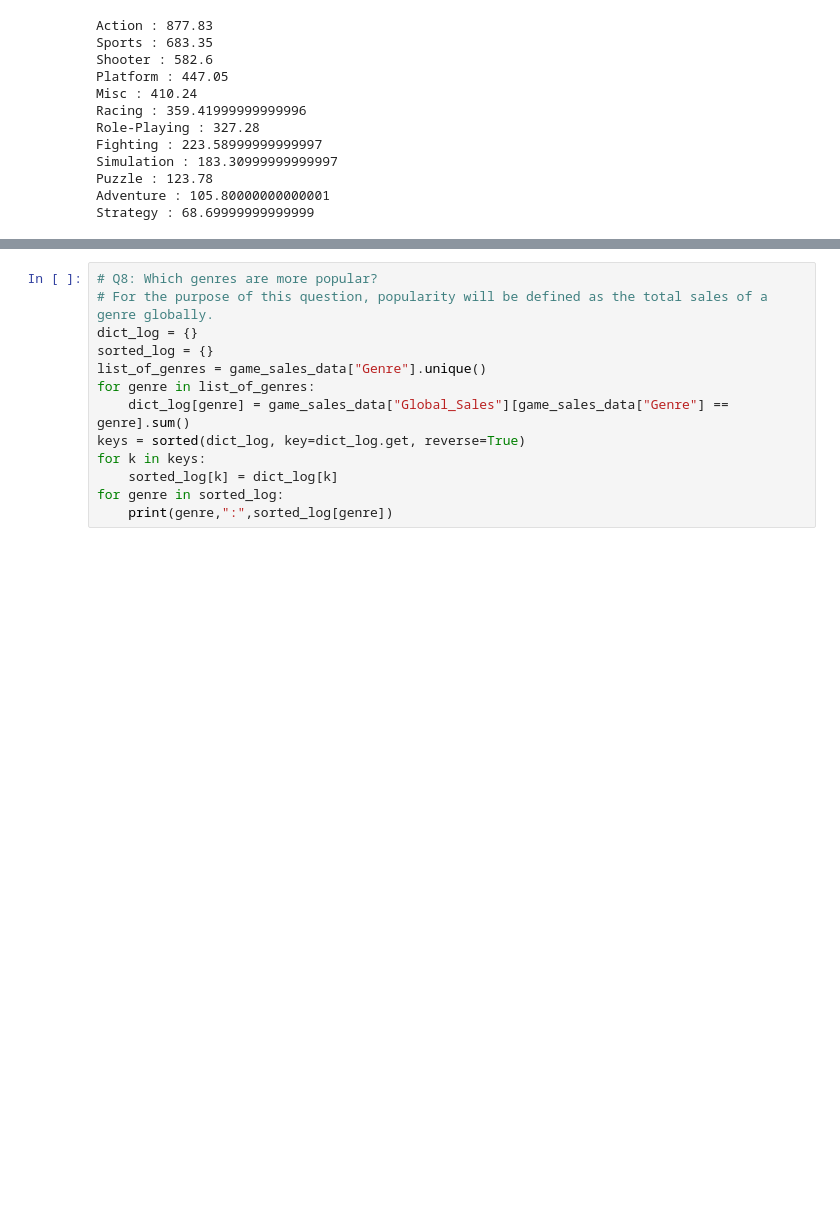
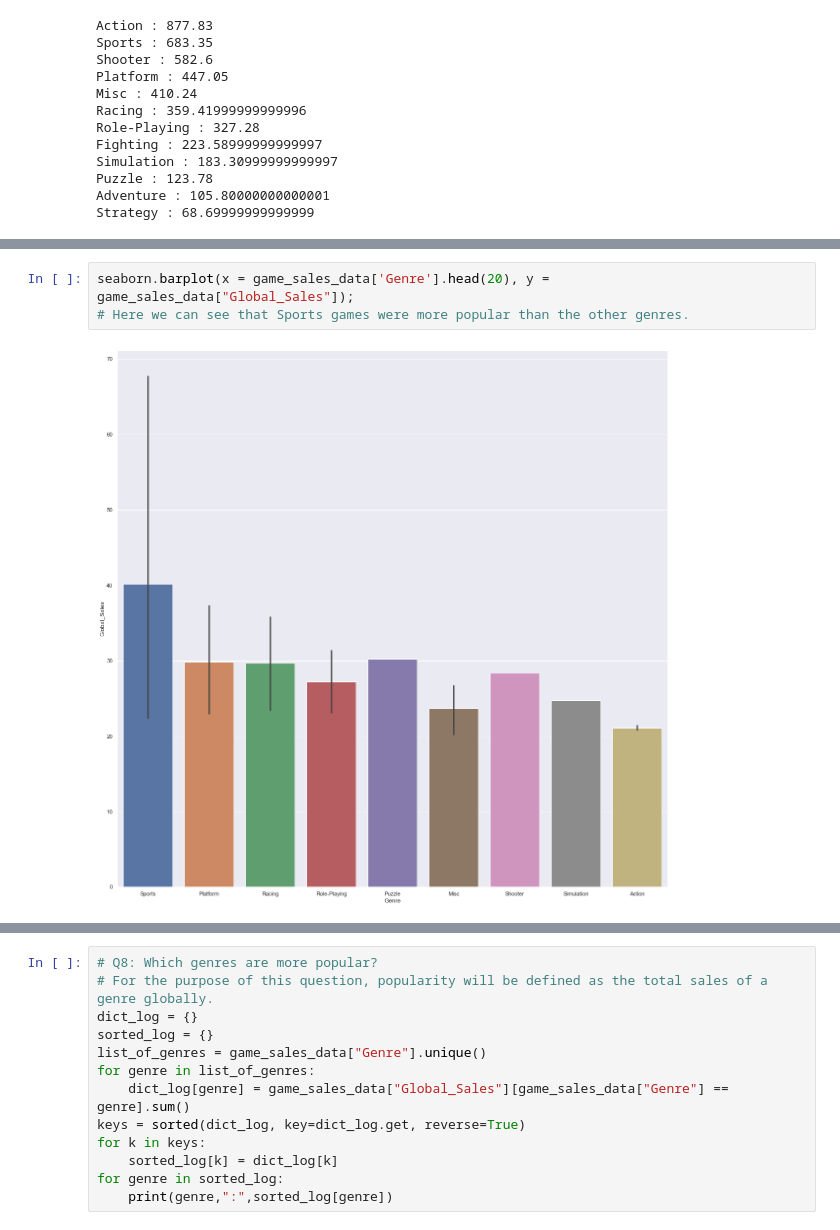
Before and after one commit to KennyLi6/HtH_Build_Summer_2022, a Jupyter notebook: Finding-an-Interesting-Dataset/Game_Sales_Data.ipynb, the cells around one changed output, grey strips where cells are left out. Cells and saved outputs as stored; diff of their text form; blank space fills up the shorter version.

```diff
--- a/Finding-an-Interesting-Dataset/Game_Sales_Data.ipynb
+++ b/Finding-an-Interesting-Dataset/Game_Sales_Data.ipynb
@@ -114,0 +152,5 @@ Strategy : 68.69999999999999
+# %%
+seaborn.barplot(x = game_sales_data['Genre'].head(20), y = game_sales_data["Global_Sales"]);
+# Here we can see that Sports games were more popular than the other genres.
+# %% [output]
+[figure, added]
```
Also changed, not shown: parts of 8 cells of this notebook.
